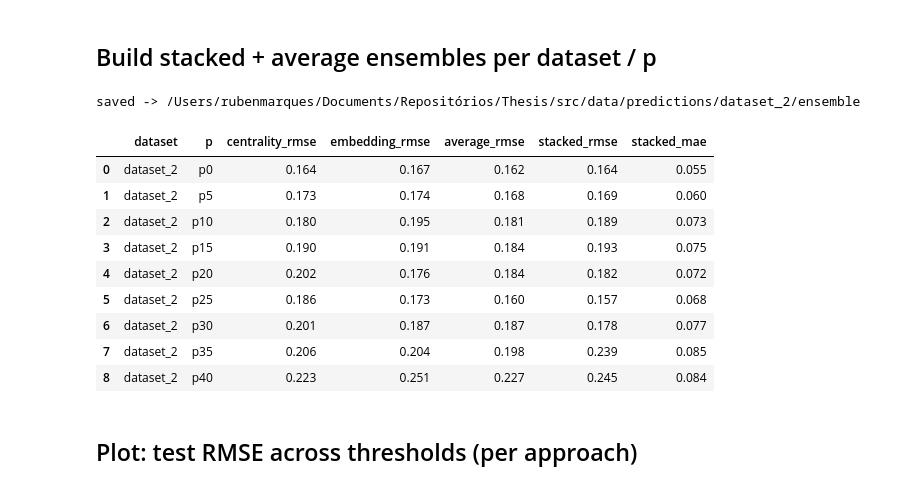
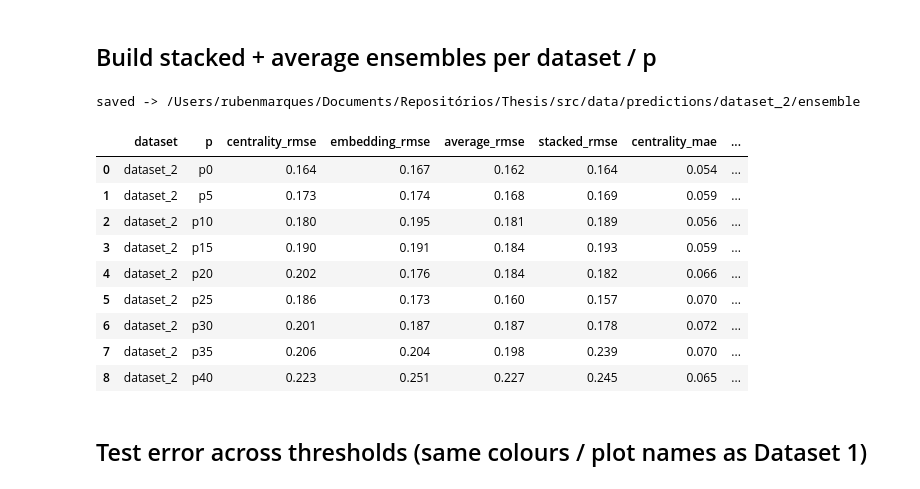
Before and after one commit to RubenCMarques/Using-GNNs-to-minimize-systemic-risk, a Jupyter notebook: src/notebooks/06_ensemble/dataset_2/06_ensemble.ipynb, the cells around one changed output. Drawn from its saved outputs; the diff is of its cells as text; code cells hidden in the pictures.

```diff
--- a/src/notebooks/06_ensemble/dataset_2/06_ensemble.ipynb
+++ b/src/notebooks/06_ensemble/dataset_2/06_ensemble.ipynb
@@ -32,42 +32,45 @@ rmse = lambda a, b: mean_squared_error(a, b) ** 0.5
 # %%
 rows, all_preds = [], []
 for ds in DATASETS:
     cen = pd.read_csv(PRED / ds / 'centrality_threshold' / 'predictions.csv')
     emb = pd.read_csv(PRED / ds / 'embedding_threshold' / 'predictions.csv')
     for p in P_LIST:
         c = cen[cen.p == p][['bank_id', 'split', TC, 'prediction']].rename(columns={'prediction': 'centrality_pred'})
         e = emb[emb.p == p][['bank_id', 'split', 'prediction']].rename(columns={'prediction': 'embedding_pred'})
         m = c.merge(e, on=['bank_id', 'split'], how='inner')
         val, test = m[m.split == 'validation'], m[m.split == 'test'].copy()
         stk = LinearRegression().fit(val[['centrality_pred', 'embedding_pred']], val[TC])
         test['average_pred'] = test[['centrality_pred', 'embedding_pred']].mean(axis=1)
         test['stacked_pred'] = stk.predict(test[['centrality_pred', 'embedding_pred']])
         y = test[TC]
         rows.append({'dataset': ds, 'p': p,
                      'centrality_rmse': rmse(y, test.centrality_pred),
                      'embedding_rmse':  rmse(y, test.embedding_pred),
                      'average_rmse':    rmse(y, test.average_pred),
                      'stacked_rmse':    rmse(y, test.stacked_pred),
+                     'centrality_mae':  mean_absolute_error(y, test.centrality_pred),
+                     'embedding_mae':   mean_absolute_error(y, test.embedding_pred),
+                     'average_mae':     mean_absolute_error(y, test.average_pred),
                      'stacked_mae':     mean_absolute_error(y, test.stacked_pred)})
         test['dataset'] = ds; test['p'] = p; all_preds.append(test)
 
 metrics = pd.DataFrame(rows)
 metrics.to_csv(OUT / 'metrics.csv', index=False)
 pd.concat(all_preds, ignore_index=True).to_csv(OUT / 'predictions.csv', index=False)
 print('saved ->', OUT)
 display(metrics.round(3))
 # %% [output]
 saved -> /Users/rubenmarques/Documents/Repositórios/Thesis/src/data/predictions/dataset_2/ensemble
-|  | dataset | p | centrality_rmse | embedding_rmse | average_rmse | stacked_rmse | stacked_mae |
-| 0 | dataset_2 | p0 | 0.164 | 0.167 | 0.162 | 0.164 | 0.055 |
-| 1 | dataset_2 | p5 | 0.173 | 0.174 | 0.168 | 0.169 | 0.060 |
-| 2 | dataset_2 | p10 | 0.180 | 0.195 | 0.181 | 0.189 | 0.073 |
-| 3 | dataset_2 | p15 | 0.190 | 0.191 | 0.184 | 0.193 | 0.075 |
-| 4 | dataset_2 | p20 | 0.202 | 0.176 | 0.184 | 0.182 | 0.072 |
-| 5 | dataset_2 | p25 | 0.186 | 0.173 | 0.160 | 0.157 | 0.068 |
-| 6 | dataset_2 | p30 | 0.201 | 0.187 | 0.187 | 0.178 | 0.077 |
-| 7 | dataset_2 | p35 | 0.206 | 0.204 | 0.198 | 0.239 | 0.085 |
-| 8 | dataset_2 | p40 | 0.223 | 0.251 | 0.227 | 0.245 | 0.084 |
+|  | dataset | p | centrality_rmse | embedding_rmse | average_rmse | stacked_rmse | centrality_mae | ... |
+| 0 | dataset_2 | p0 | 0.164 | 0.167 | 0.162 | 0.164 | 0.054 | ... |
+| 1 | dataset_2 | p5 | 0.173 | 0.174 | 0.168 | 0.169 | 0.059 | ... |
+| 2 | dataset_2 | p10 | 0.180 | 0.195 | 0.181 | 0.189 | 0.056 | ... |
+| 3 | dataset_2 | p15 | 0.190 | 0.191 | 0.184 | 0.193 | 0.059 | ... |
+| 4 | dataset_2 | p20 | 0.202 | 0.176 | 0.184 | 0.182 | 0.066 | ... |
+| 5 | dataset_2 | p25 | 0.186 | 0.173 | 0.160 | 0.157 | 0.070 | ... |
+| 6 | dataset_2 | p30 | 0.201 | 0.187 | 0.187 | 0.178 | 0.072 | ... |
+| 7 | dataset_2 | p35 | 0.206 | 0.204 | 0.198 | 0.239 | 0.070 | ... |
+| 8 | dataset_2 | p40 | 0.223 | 0.251 | 0.227 | 0.245 | 0.065 | ... |
 # %% [markdown]
-## Plot: test RMSE across thresholds (per approach)
+## Test error across thresholds (same colours / plot names as Dataset 1)
 # %%
```
Also changed, not shown: parts of 1 cell of this notebook, 21 other files.
